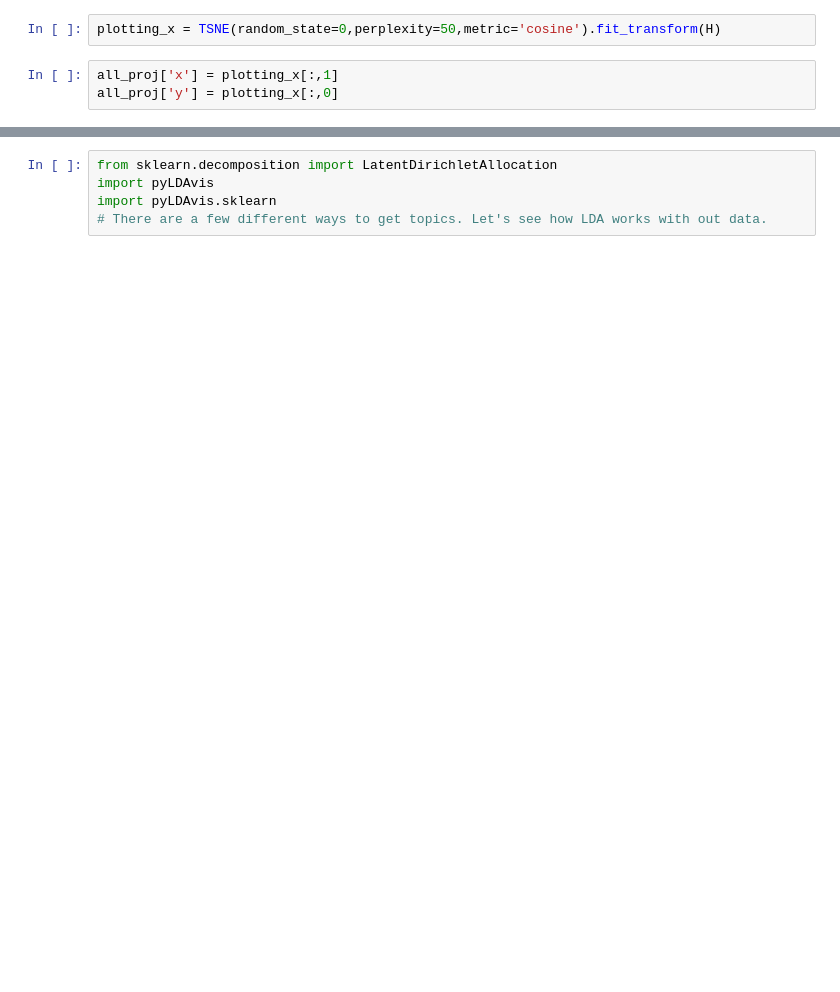
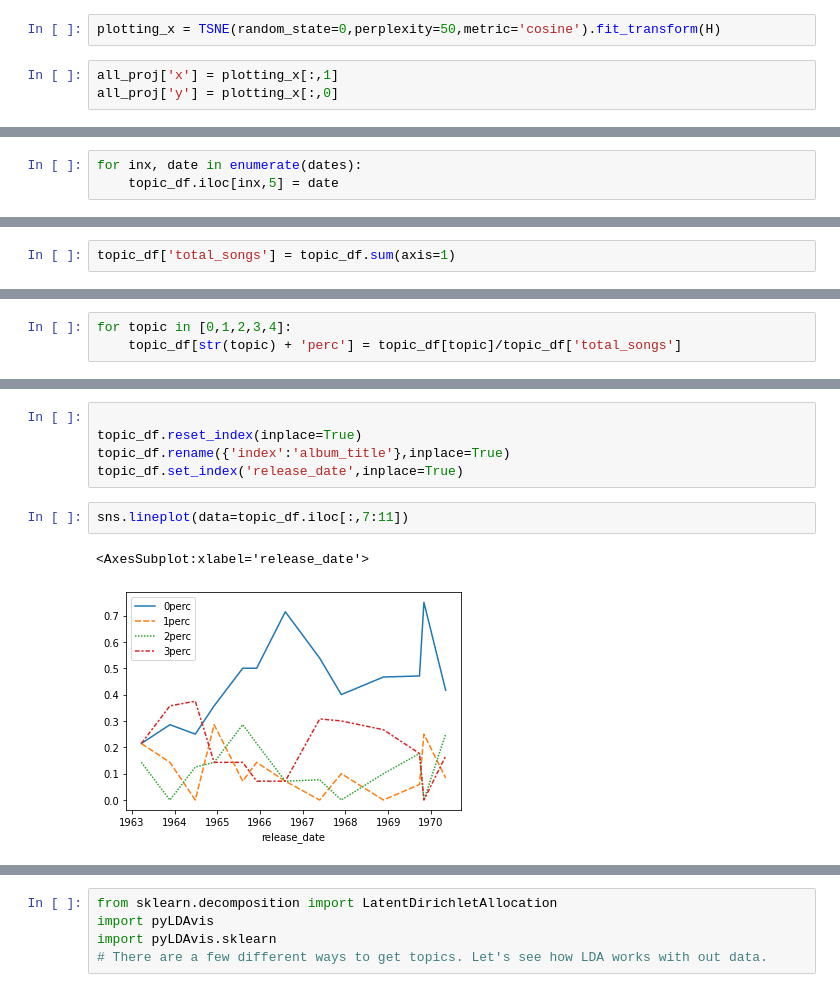
Before and after one commit to josephpcowell/cowell_proj_5, a Jupyter notebook: text_analysis.ipynb, the cells around one changed output, grey strips where cells are left out. Cells and saved outputs as stored; diff of their text form; blank space fills up the shorter version.

```diff
--- a/text_analysis.ipynb
+++ b/text_analysis.ipynb
@@ -142,0 +278,3 @@ all_proj
+# %%
+for inx, date in enumerate(dates):
+    topic_df.iloc[inx,5] = date
@@ -142,0 +299,2 @@ all_proj
+# %%
+topic_df['total_songs'] = topic_df.sum(axis=1)
@@ -142,0 +319,3 @@ all_proj
+# %%
+for topic in [0,1,2,3,4]:
+    topic_df[str(topic) + 'perc'] = topic_df[topic]/topic_df['total_songs']
@@ -142,0 +340,10 @@ all_proj
+# %%
+
+topic_df.reset_index(inplace=True)
+topic_df.rename({'index':'album_title'},inplace=True)
+topic_df.set_index('release_date',inplace=True)
+# %%
+sns.lineplot(data=topic_df.iloc[:,7:11])
+# %% [output]
+<AxesSubplot:xlabel='release_date'>
+[figure, added]
```
Also changed, not shown: parts of 46 cells of this notebook.
